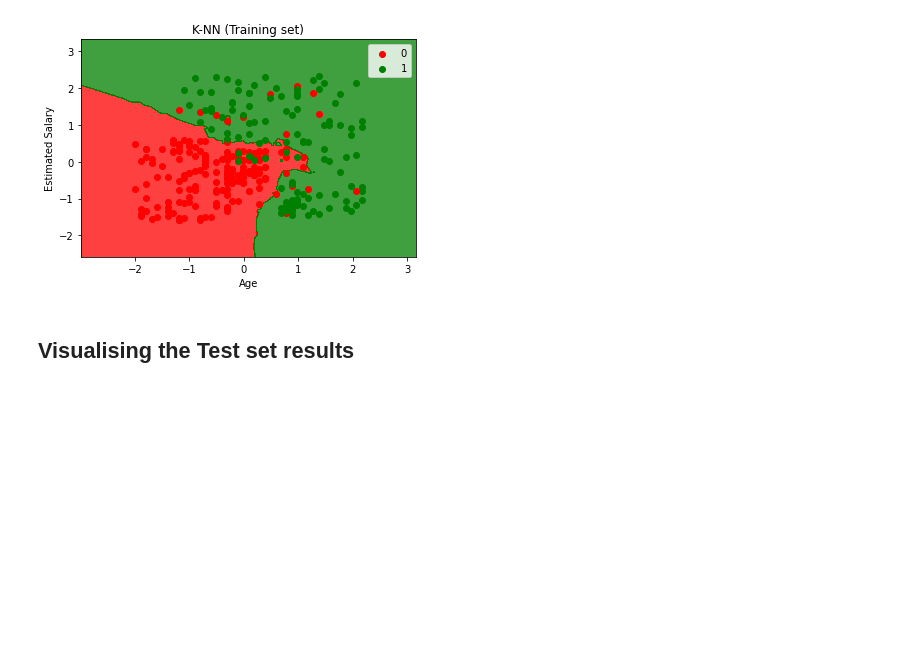
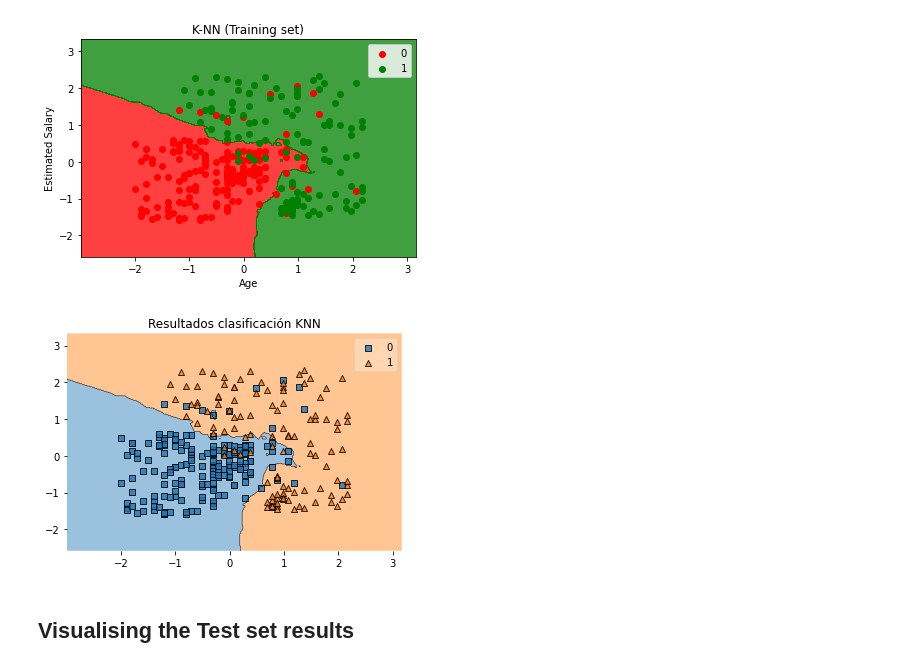
Before and after one commit to Xavi80/Material-CNBV, a Jupyter notebook: MOD 8/Codigos Python/k_nearest_neighbors.ipynb, the cells around one changed output. Saved outputs shown, nothing was run; the diff lists cells and outputs as text; code cells hidden in the pictures; blank space fills up the shorter version.

```diff
--- a/MOD 8/Codigos Python/k_nearest_neighbors.ipynb
+++ b/MOD 8/Codigos Python/k_nearest_neighbors.ipynb
@@ -111,6 +121,23 @@ plt.show()
 *c* argument looks like a single numeric RGB or RGBA sequence, which should be avoided as value-mapping will have precedence in case its length matches with *x* & *y*.  Please use the *color* keyword- ...
 *c* argument looks like a single numeric RGB or RGBA sequence, which should be avoided as value-mapping will have precedence in case its length matches with *x* & *y*.  Please use the *color* keyword- ...
 [figure]
+# %%
+### pip install mlxtend
+import matplotlib.pyplot as plt
+from matplotlib import style
+import seaborn as sns
+from mlxtend.plotting import plot_decision_regions
+
+fig, ax = plt.subplots(figsize=(6,4))
+plot_decision_regions(
+    X = X_train,
+    y = y_train,
+    clf = classifier,
+    ax = ax
+)
+ax.set_title("Resultados clasificación KNN");
+# %% [output]
+[figure, added]
 # %% [markdown]
 ## Visualising the Test set results
 # %%
```
Also changed, not shown: parts of 4 cells of this notebook, 11 other files.
